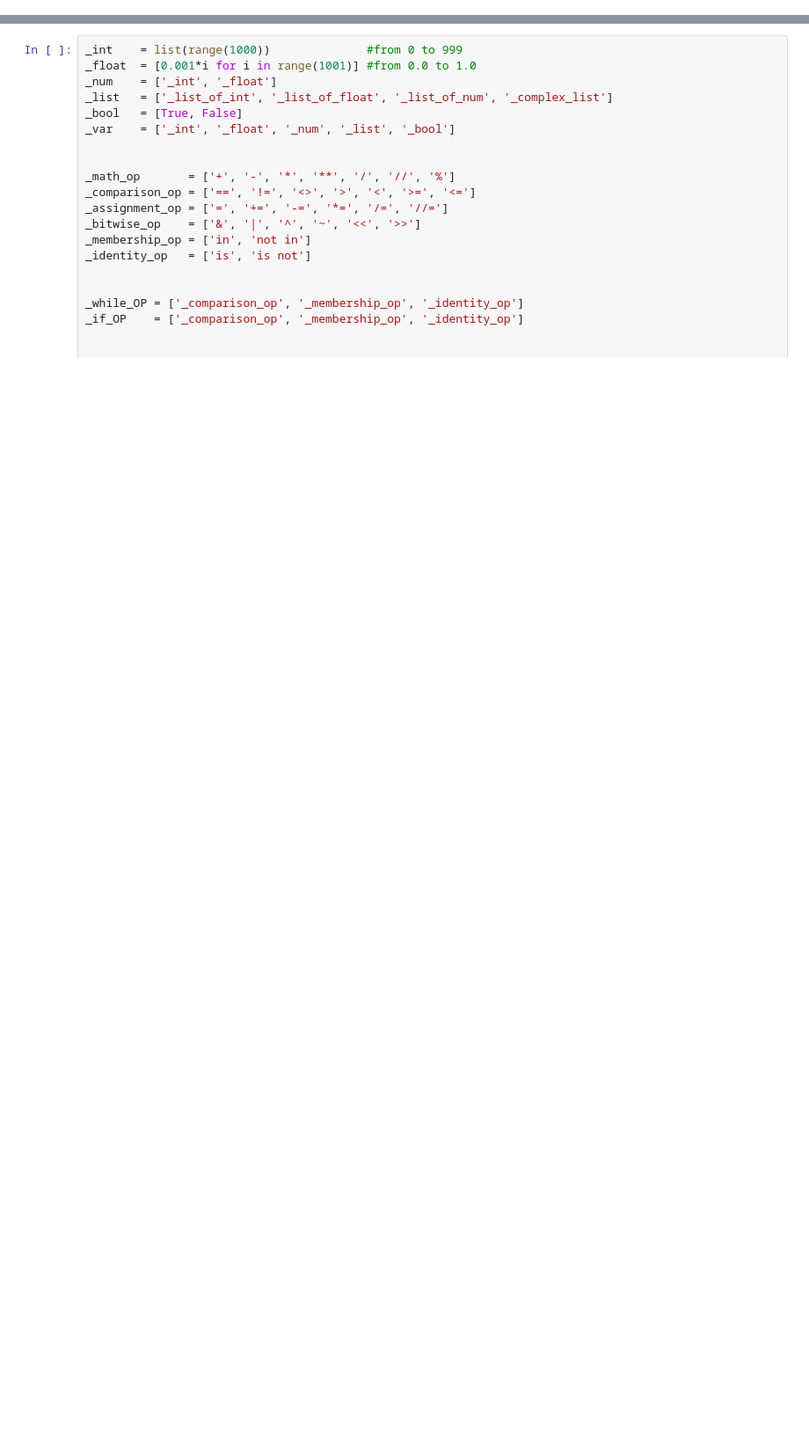
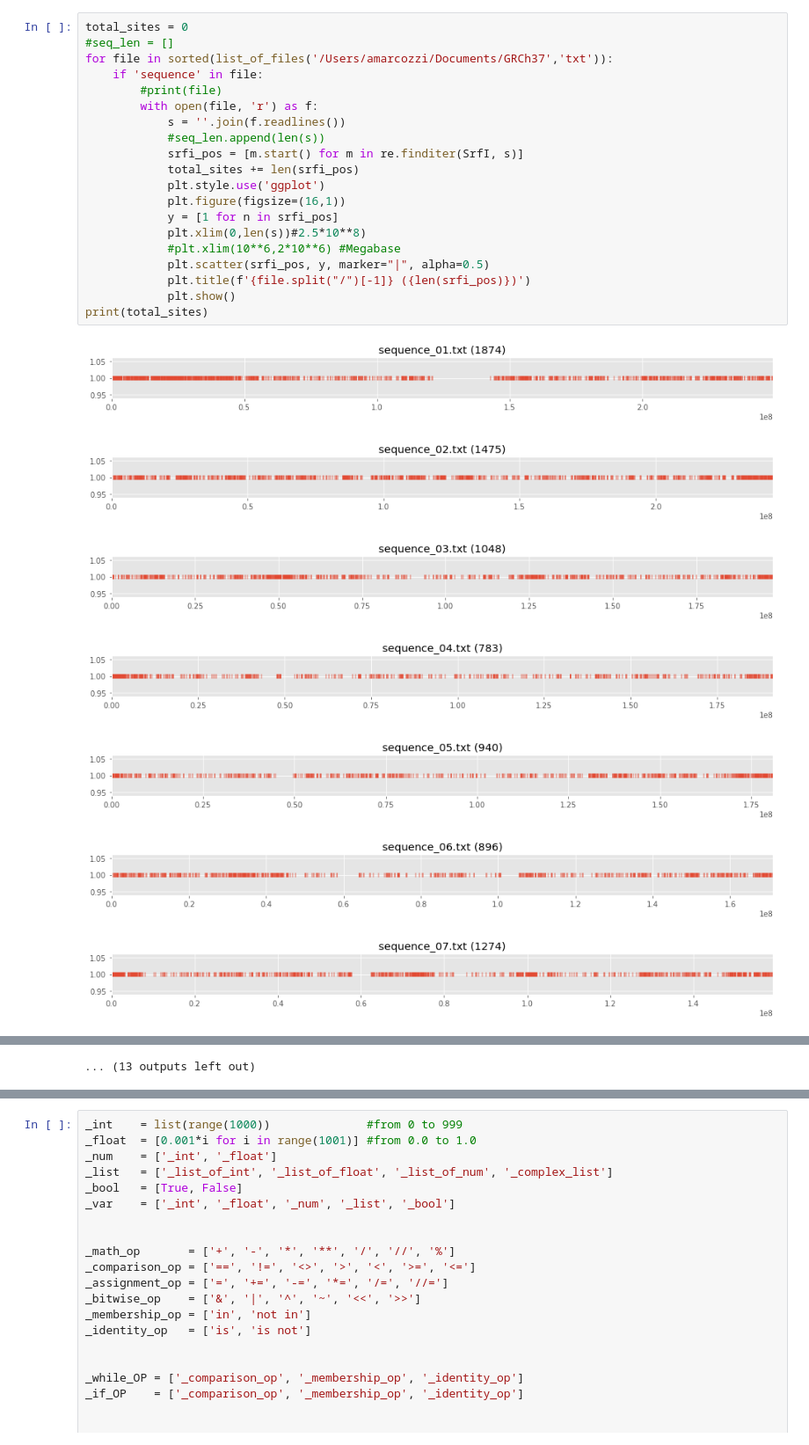
Before and after one commit to 25shmeckles/alefuncs, a Jupyter notebook: sketchbook.ipynb, the cells around one changed output, grey strips where cells are left out. Shown at 88% size. Saved outputs shown, nothing was run; the diff lists cells and outputs as text; blank space fills up the shorter version.

```diff
--- a/sketchbook.ipynb
+++ b/sketchbook.ipynb
@@ -8,0 +56,28 @@ print(d)
+# %%
+total_sites = 0
+#seq_len = []
+for file in sorted(list_of_files('/Users/amarcozzi/Documents/GRCh37','txt')):
+    if 'sequence' in file:
+        #print(file)
+        with open(file, 'r') as f:
+            s = ''.join(f.readlines())
+            #seq_len.append(len(s))
+            srfi_pos = [m.start() for m in re.finditer(SrfI, s)]
+            total_sites += len(srfi_pos)
+            plt.style.use('ggplot')
+            plt.figure(figsize=(16,1))
+            y = [1 for n in srfi_pos]
+            plt.xlim(0,len(s))#2.5*10**8)
+            #plt.xlim(10**6,2*10**6) #Megabase
+            plt.scatter(srfi_pos, y, marker="|", alpha=0.5)
+            plt.title(f'{file.split("/")[-1]} ({len(srfi_pos)})')
+            plt.show()
+print(total_sites)
+# %% [output]
+[figure, added]
+[figure, added]
+[figure, added]
+[figure, added]
+[figure, added]
+[figure, added]
+[figure, added]
@@ -8,0 +89 @@ print(d)
+... (13 outputs left out)
```
Also changed, not shown: parts of 17 cells of this notebook, 1 other file.
